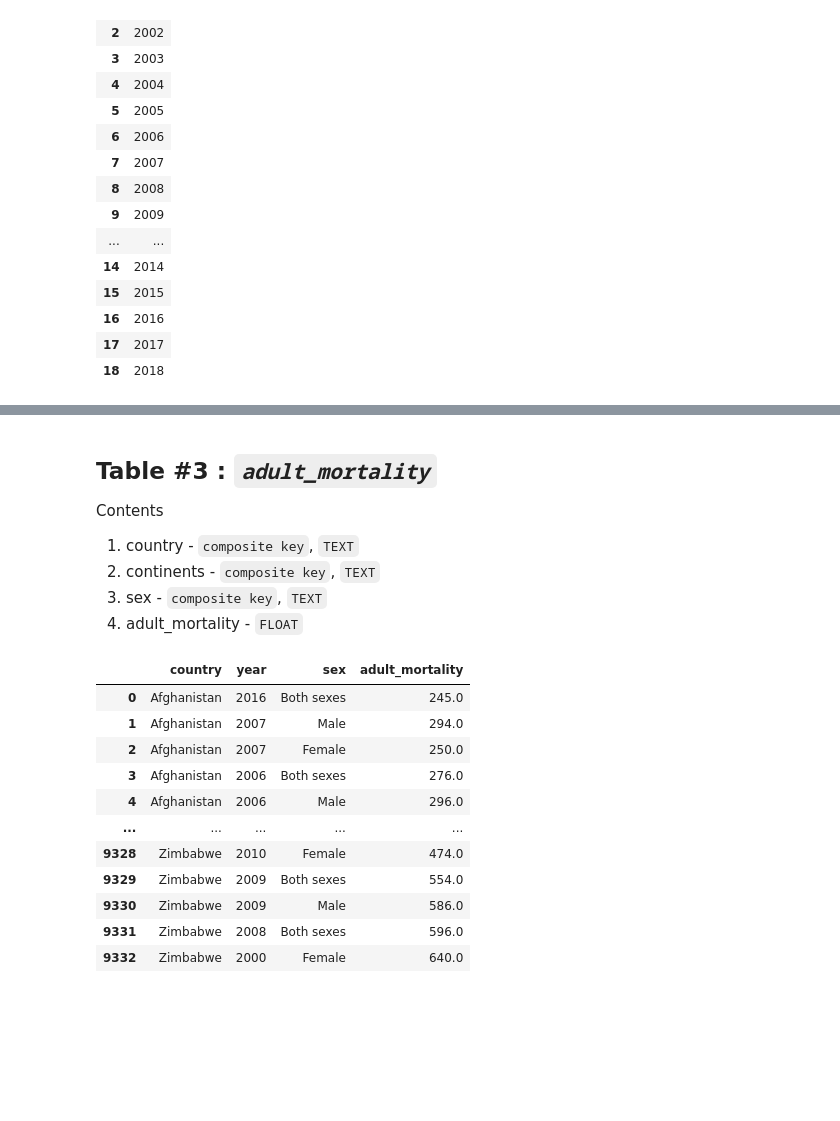
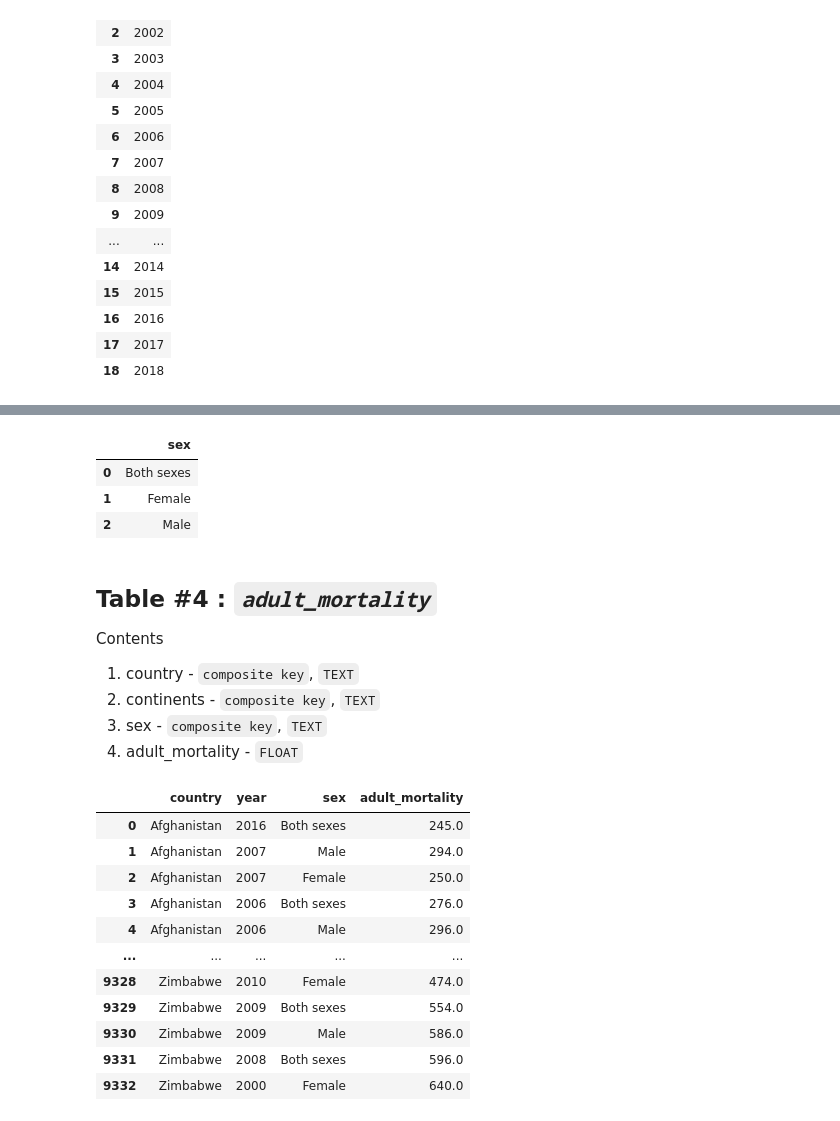
Before and after one commit to msamhz/Kaggle_WorldMortalityRates, a Jupyter notebook: code/1_EDA.ipynb, the cells around one changed output, grey strips where cells are left out. Drawn from its saved outputs; the diff is of its cells as text; code cells hidden in the pictures; blank space fills up the shorter version.

```diff
--- a/code/1_EDA.ipynb
+++ b/code/1_EDA.ipynb
@@ -1131,5 +1136,12 @@ auto_save_percolumn(outer_join_df, list_columns= ['year'], subset_col='year', na
+# %%
+auto_save_percolumn(outer_join_df, list_columns= ['sex'], subset_col='sex', name_file= 'sex', drop_dup = 'sex')
+# %% [output]
+|  | sex |
+| 0 | Both sexes |
+| 1 | Female |
+| 2 | Male |
 # %% [markdown]
-## Table #3 : ***`adult_mortality`***
+## Table #4 : ***`adult_mortality`***
 
 Contents
 1) country - `composite key`, `TEXT`
```
Also changed, not shown: parts of 13 cells of this notebook, 5 other files.
